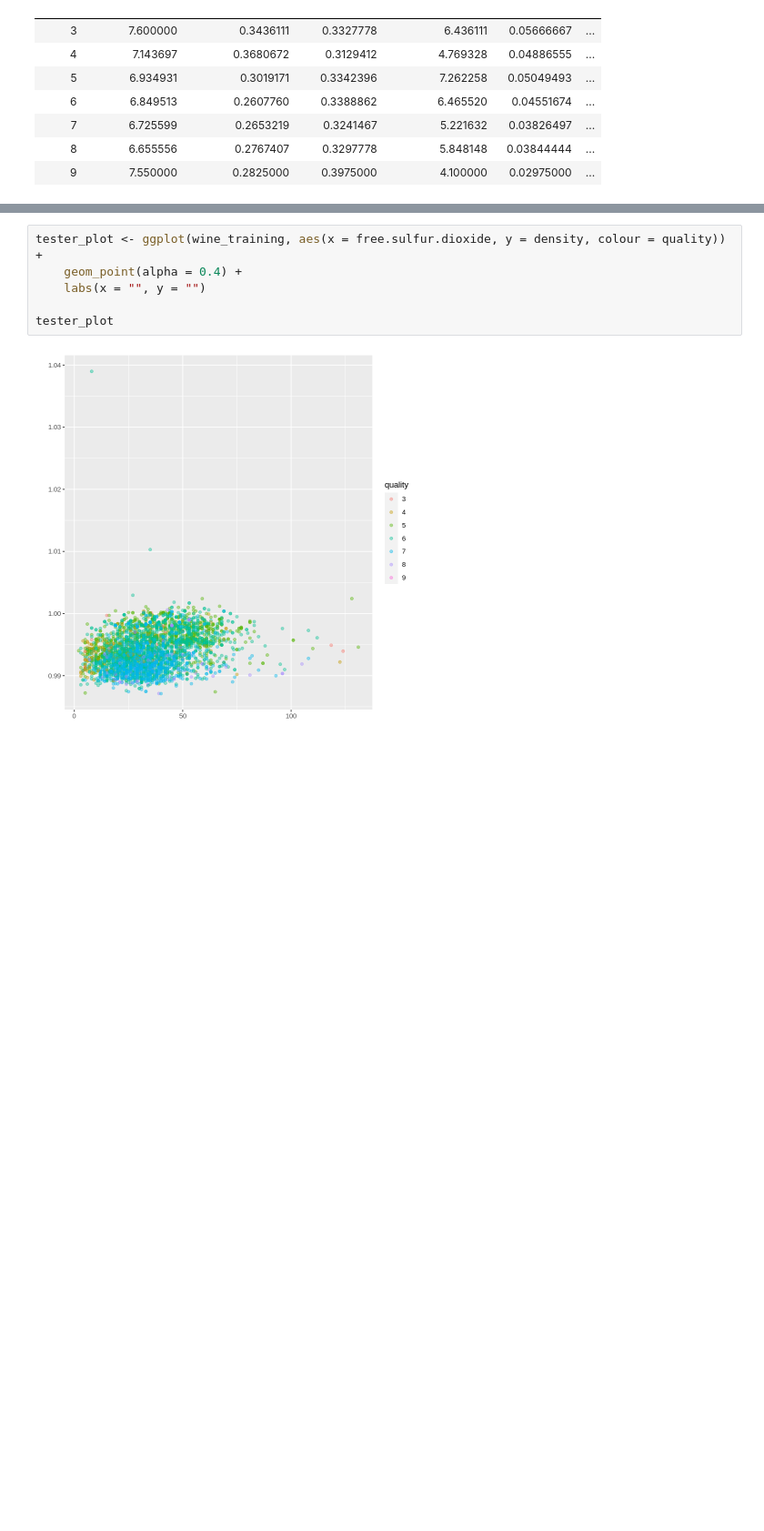
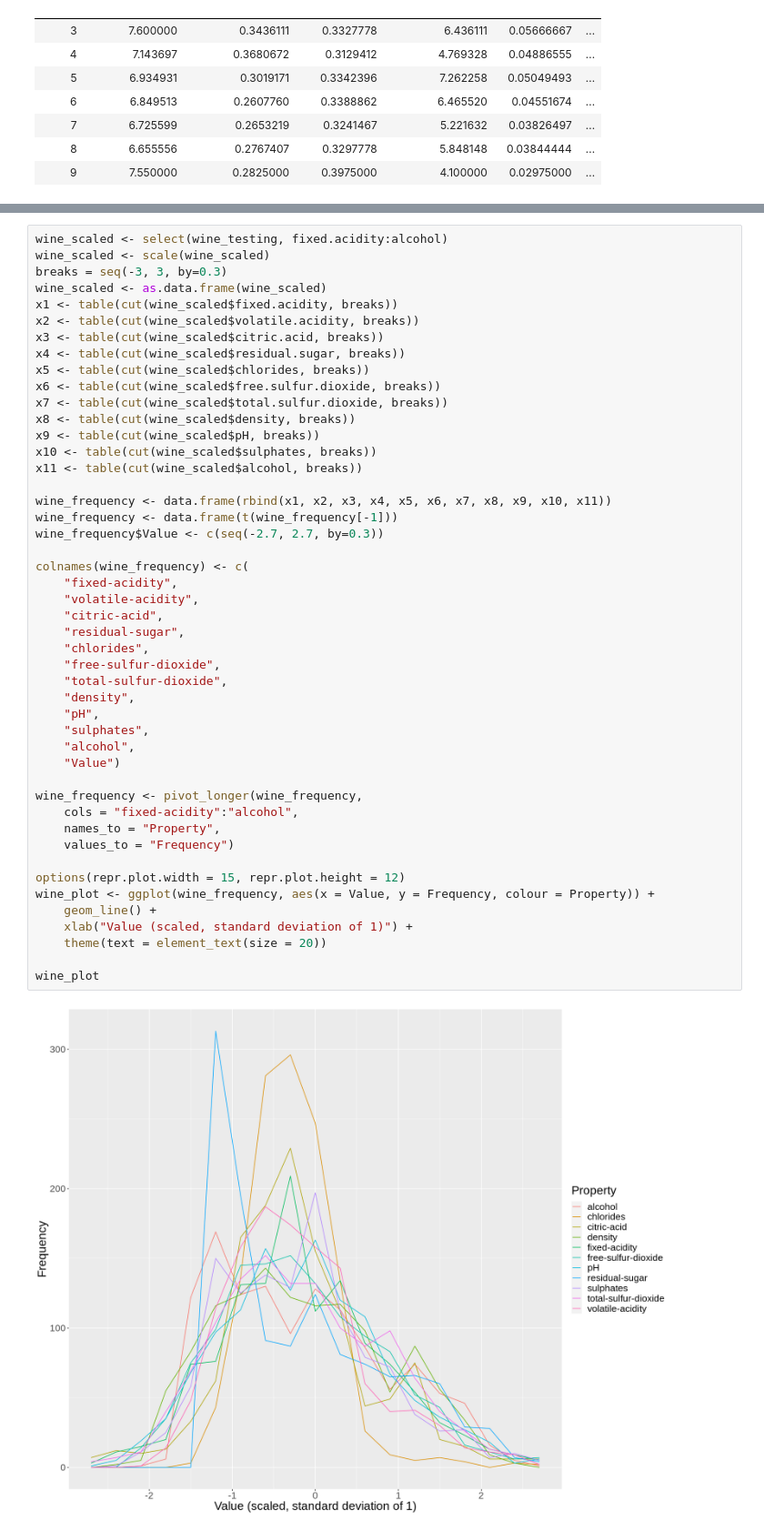
Before and after one commit to rileywheadon/dsci100-project-proposal, a Jupyter notebook: project_proposal.ipynb, the cells around one changed output, grey strips where cells are left out. Shown: that part at 91% size. Drawn from its saved outputs; the diff is of its cells as text; blank space fills up the shorter version.

Commit message:
Added in graph, text

```diff
--- a/project_proposal.ipynb
+++ b/project_proposal.ipynb
@@ -165,8 +182,49 @@ A tibble: 7 × 11
 # %%
-tester_plot <- ggplot(wine_training, aes(x = free.sulfur.dioxide, y = density, colour = quality)) +
-    geom_point(alpha = 0.4) +
-    labs(x = "", y = "")
+wine_scaled <- select(wine_testing, fixed.acidity:alcohol)
+wine_scaled <- scale(wine_scaled)
+breaks = seq(-3, 3, by=0.3)
+wine_scaled <- as.data.frame(wine_scaled)
+x1 <- table(cut(wine_scaled$fixed.acidity, breaks))
+x2 <- table(cut(wine_scaled$volatile.acidity, breaks))
+x3 <- table(cut(wine_scaled$citric.acid, breaks))
+x4 <- table(cut(wine_scaled$residual.sugar, breaks))
+x5 <- table(cut(wine_scaled$chlorides, breaks))
+x6 <- table(cut(wine_scaled$free.sulfur.dioxide, breaks))
+x7 <- table(cut(wine_scaled$total.sulfur.dioxide, breaks))
+x8 <- table(cut(wine_scaled$density, breaks))
+x9 <- table(cut(wine_scaled$pH, breaks))
+x10 <- table(cut(wine_scaled$sulphates, breaks))
+x11 <- table(cut(wine_scaled$alcohol, breaks))
 
-tester_plot
+wine_frequency <- data.frame(rbind(x1, x2, x3, x4, x5, x6, x7, x8, x9, x10, x11))
+wine_frequency <- data.frame(t(wine_frequency[-1]))
+wine_frequency$Value <- c(seq(-2.7, 2.7, by=0.3))
+
+colnames(wine_frequency) <- c(
+    "fixed-acidity",
+    "volatile-acidity",
+    "citric-acid",
+    "residual-sugar",
+    "chlorides",
+    "free-sulfur-dioxide",
+    "total-sulfur-dioxide",
+    "density",
+    "pH",
+    "sulphates",
+    "alcohol",
+    "Value")
+
+wine_frequency <- pivot_longer(wine_frequency,
+    cols = "fixed-acidity":"alcohol",
+    names_to = "Property",
+    values_to = "Frequency")
+
+options(repr.plot.width = 15, repr.plot.height = 12)
+wine_plot <- ggplot(wine_frequency, aes(x = Value, y = Frequency, colour = Property)) +
+    geom_line() +
+    xlab("Value (scaled, standard deviation of 1)") +
+    theme(text = element_text(size = 20))
+
+wine_plot
 # %% [output]
-[figure, old version]
+[figure, new version]
```
Also changed, not shown: parts of 7 cells of this notebook.
